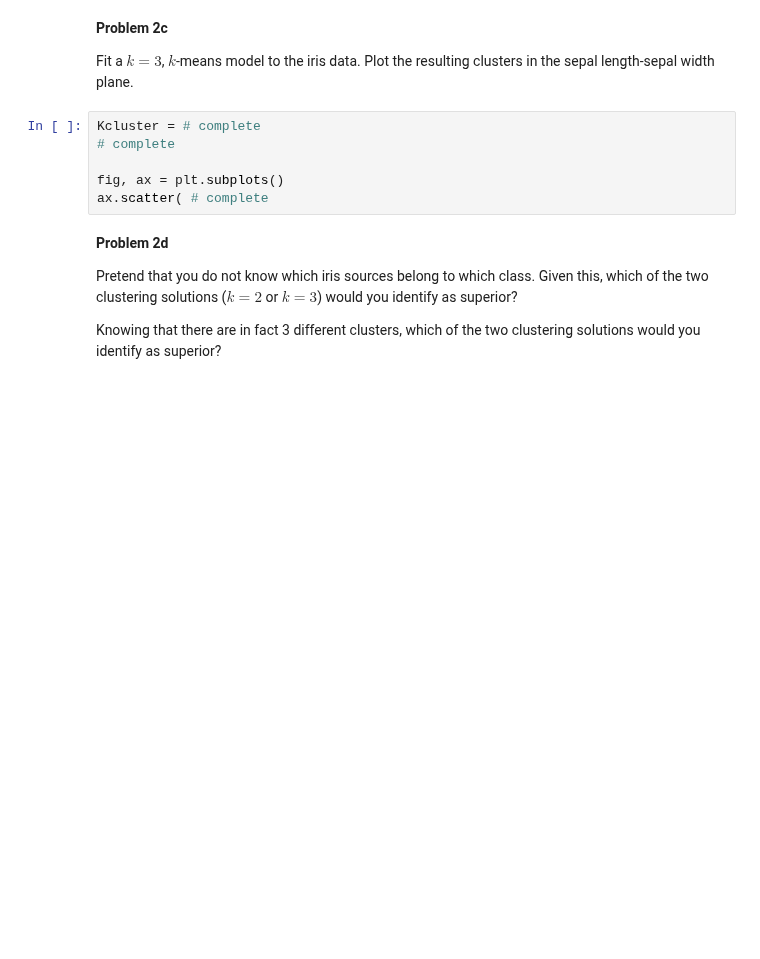
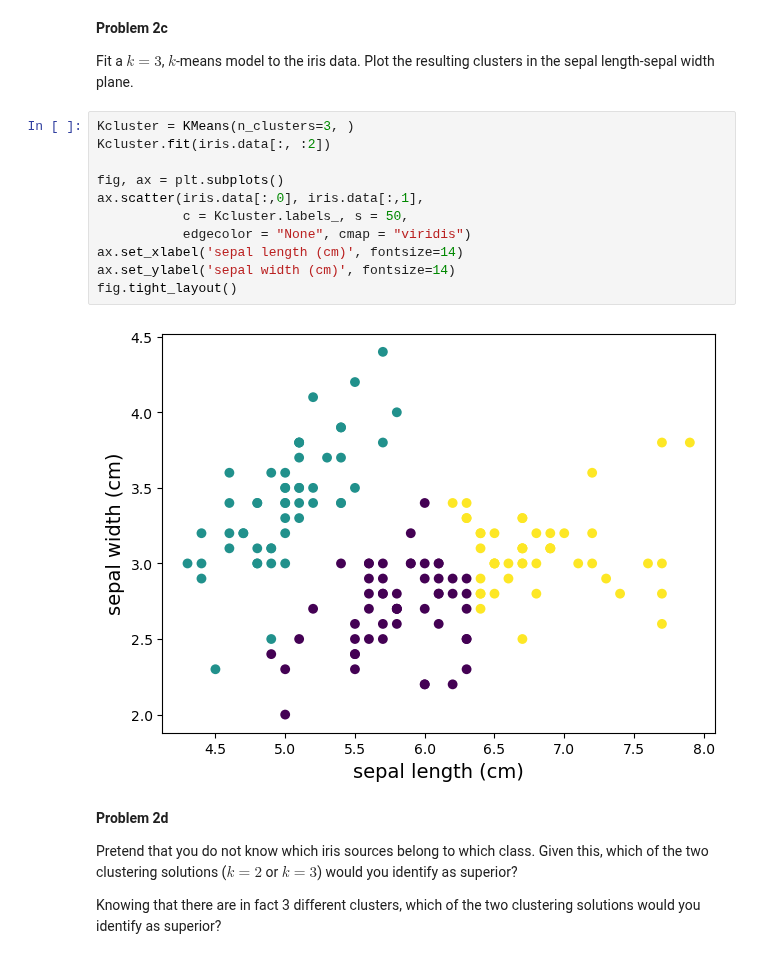
Before and after one commit to ullas-bhat/Session-25, a Jupyter notebook: Day2/Clustering.ipynb, the cells around one changed output. Drawn from its saved outputs; the diff is of its cells as text; blank space fills up the shorter version.

```diff
--- a/Day2/Clustering.ipynb
+++ b/Day2/Clustering.ipynb
@@ -87,12 +91,19 @@ fig.tight_layout()
 **Problem 2c**
 
 Fit a $k = 3$, $k$-means model to the iris data. Plot the resulting clusters in the sepal length-sepal width plane.
-# %%
-Kcluster = # complete
-# complete
-
-fig, ax = plt.subplots()
-ax.scatter( # complete
+# %%
+Kcluster = KMeans(n_clusters=3, )
+Kcluster.fit(iris.data[:, :2])
+
+fig, ax = plt.subplots()
+ax.scatter(iris.data[:,0], iris.data[:,1],
+           c = Kcluster.labels_, s = 50,
+           edgecolor = "None", cmap = "viridis")
+ax.set_xlabel('sepal length (cm)', fontsize=14)
+ax.set_ylabel('sepal width (cm)', fontsize=14)
+fig.tight_layout()
+# %% [output]
+[figure, added]
 # %% [markdown]
 **Problem 2d**
 
```
Also changed, not shown: parts of 21 cells of this notebook, 3 other files.
